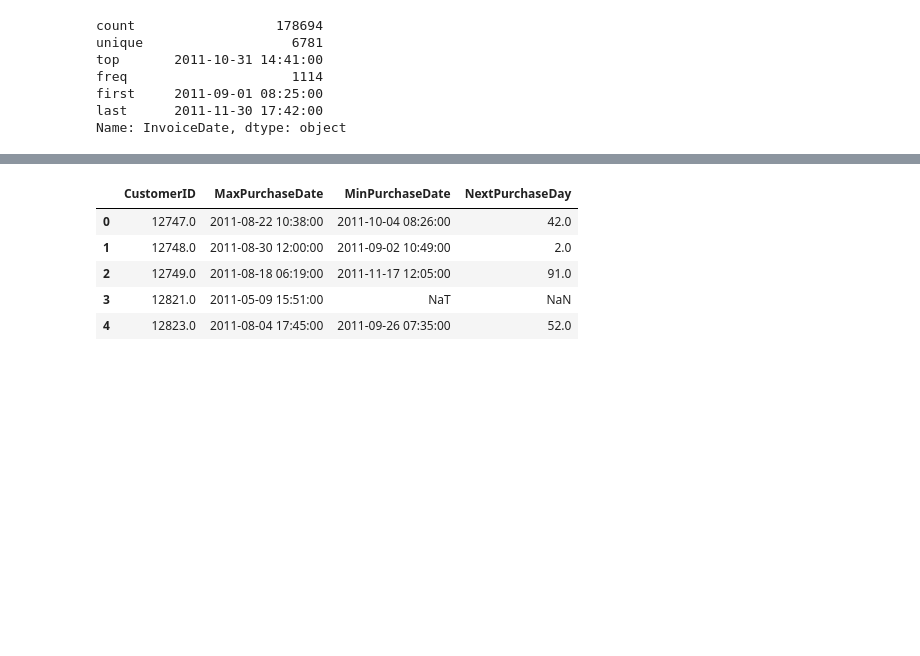
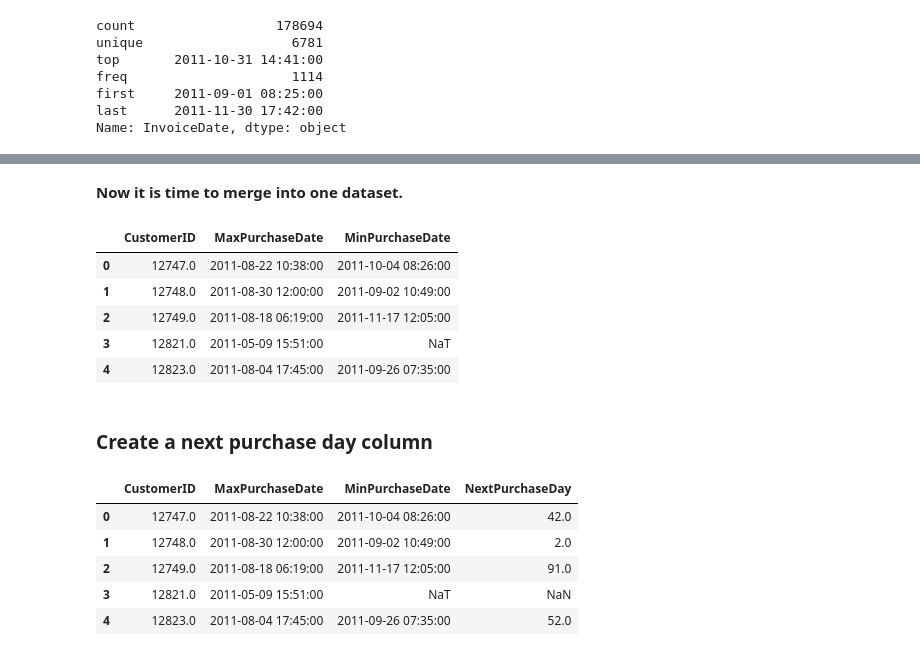
Before and after one commit to ryan13/Projects_prototype, a Jupyter notebook: Marketing_analytics/NextPurchase_prediction.ipynb, the cells around one changed output, grey strips where cells are left out. Cells and saved outputs as stored; diff of their text form; code cells hidden in the pictures; blank space fills up the shorter version.

Commit message:
next purchase

```diff
--- a/Marketing_analytics/NextPurchase_prediction.ipynb
+++ b/Marketing_analytics/NextPurchase_prediction.ipynb
@@ -108,5 +127,17 @@ tx_last_purchase.columns = ['CustomerID','MaxPurchaseDate']
+# %% [markdown]
+**Now it is time to merge into one dataset.**
 # %%
 tx_purchase_dates = pd.merge(tx_last_purchase,tx_next_first_purchase,on='CustomerID',how='left')
+tx_purchase_dates.head()
+# %% [output]
+|  | CustomerID | MaxPurchaseDate | MinPurchaseDate |
+| 0 | 12747.0 | 2011-08-22 10:38:00 | 2011-10-04 08:26:00 |
+| 1 | 12748.0 | 2011-08-30 12:00:00 | 2011-09-02 10:49:00 |
+| 2 | 12749.0 | 2011-08-18 06:19:00 | 2011-11-17 12:05:00 |
+| 3 | 12821.0 | 2011-05-09 15:51:00 | NaT |
+| 4 | 12823.0 | 2011-08-04 17:45:00 | 2011-09-26 07:35:00 |
+# %% [markdown]
+### Create a next purchase day column
 # %%
 tx_purchase_dates['NextPurchaseDay'] = (tx_purchase_dates['MinPurchaseDate'] - tx_purchase_dates['MaxPurchaseDate']).dt.days
 # %%
```
Also changed, not shown: parts of 25 cells of this notebook.
